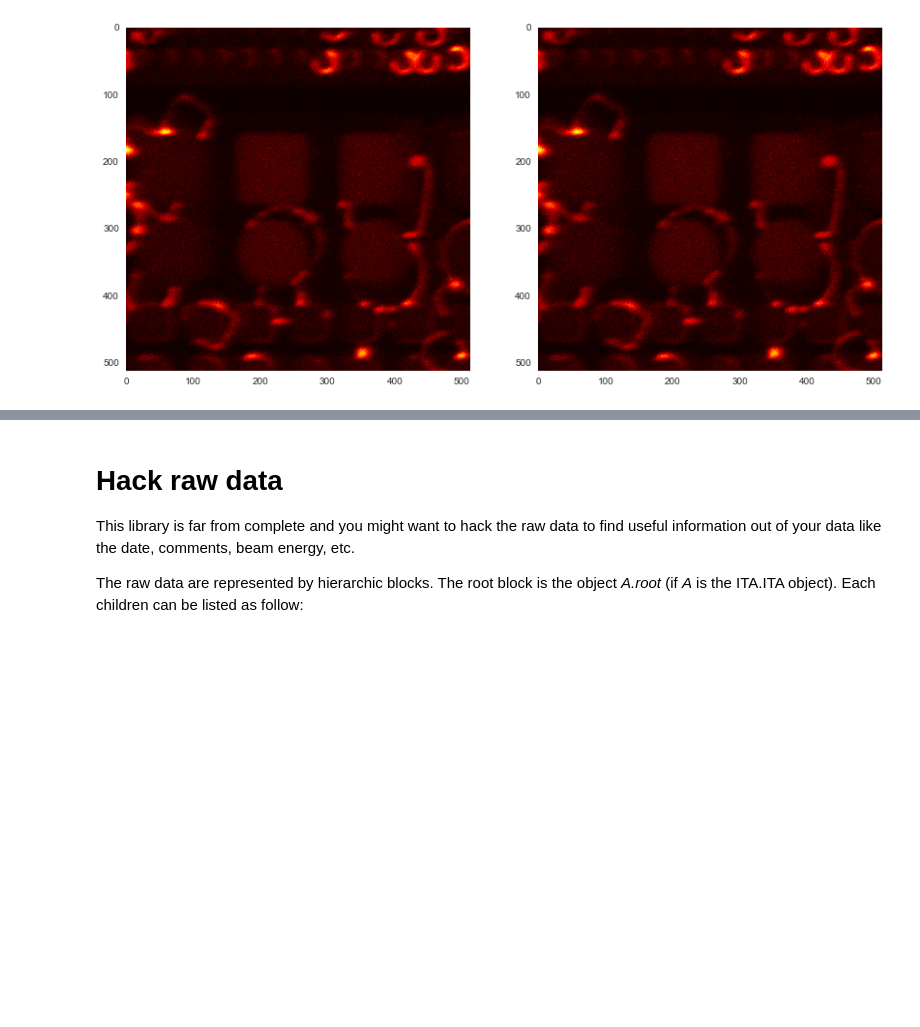
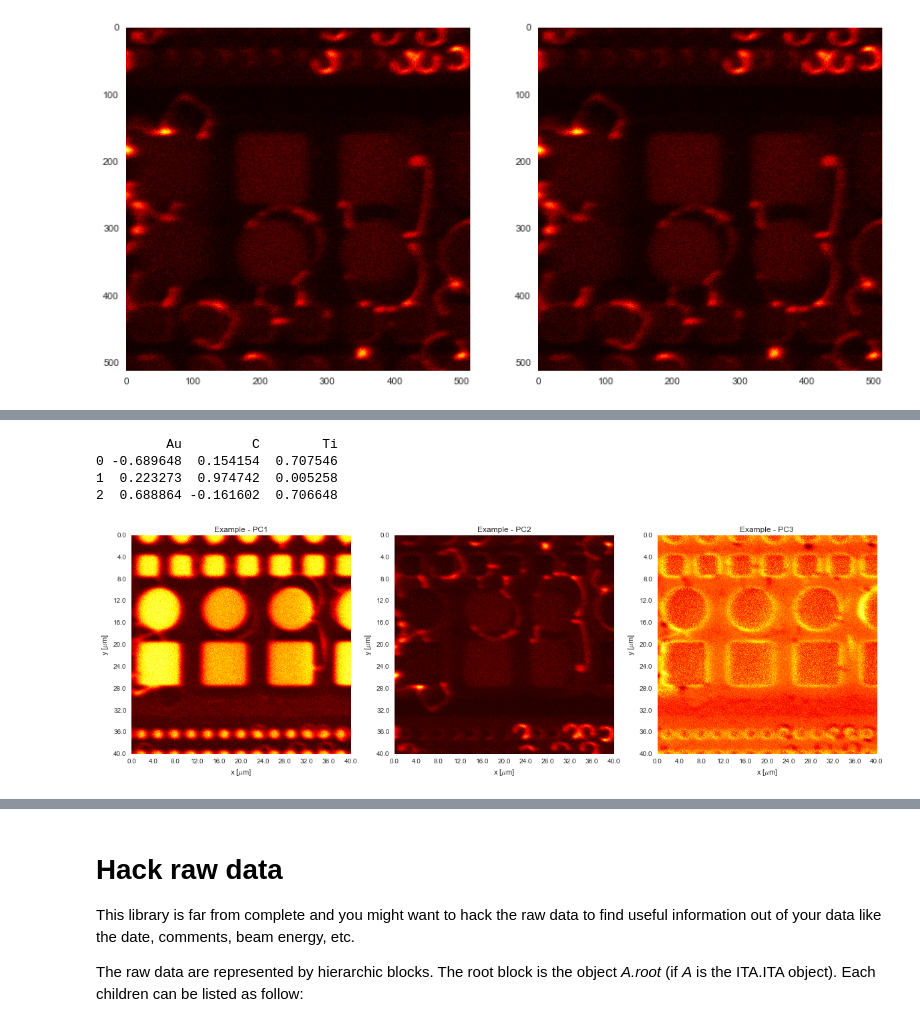
Before and after one commit to scholi/pyTOF, a Jupyter notebook: doc/pyTOF Documentation.ipynb, the cells around one changed output, grey strips where cells are left out. Drawn from its saved outputs; the diff is of its cells as text; code cells hidden in the pictures; blank space fills up the shorter version.

```diff
--- a/doc/pyTOF Documentation.ipynb
+++ b/doc/pyTOF Documentation.ipynb
@@ -103,0 +158,5 @@ ax[1].imshow(Z,cmap='hot');
+# %%
+B = ITA.ITA_collection(filename,{'Ti':'Ti','Au':'Au[O_0-9]*-$','C':'C'},name='Example')
+
+print("Channel selected")
+print(B.msg)
@@ -103,0 +194,9 @@ ax[1].imshow(Z,cmap='hot');
+# %%
+B.showPCA()
+print(B.loadings())
+# %% [output]
+         Au         C        Ti
+0 -0.689648  0.154154  0.707546
+1  0.223273  0.974742  0.005258
+2  0.688864 -0.161602  0.706648
+[figure, added]
```
Also changed, not shown: parts of 16 cells of this notebook, 2 other files.
